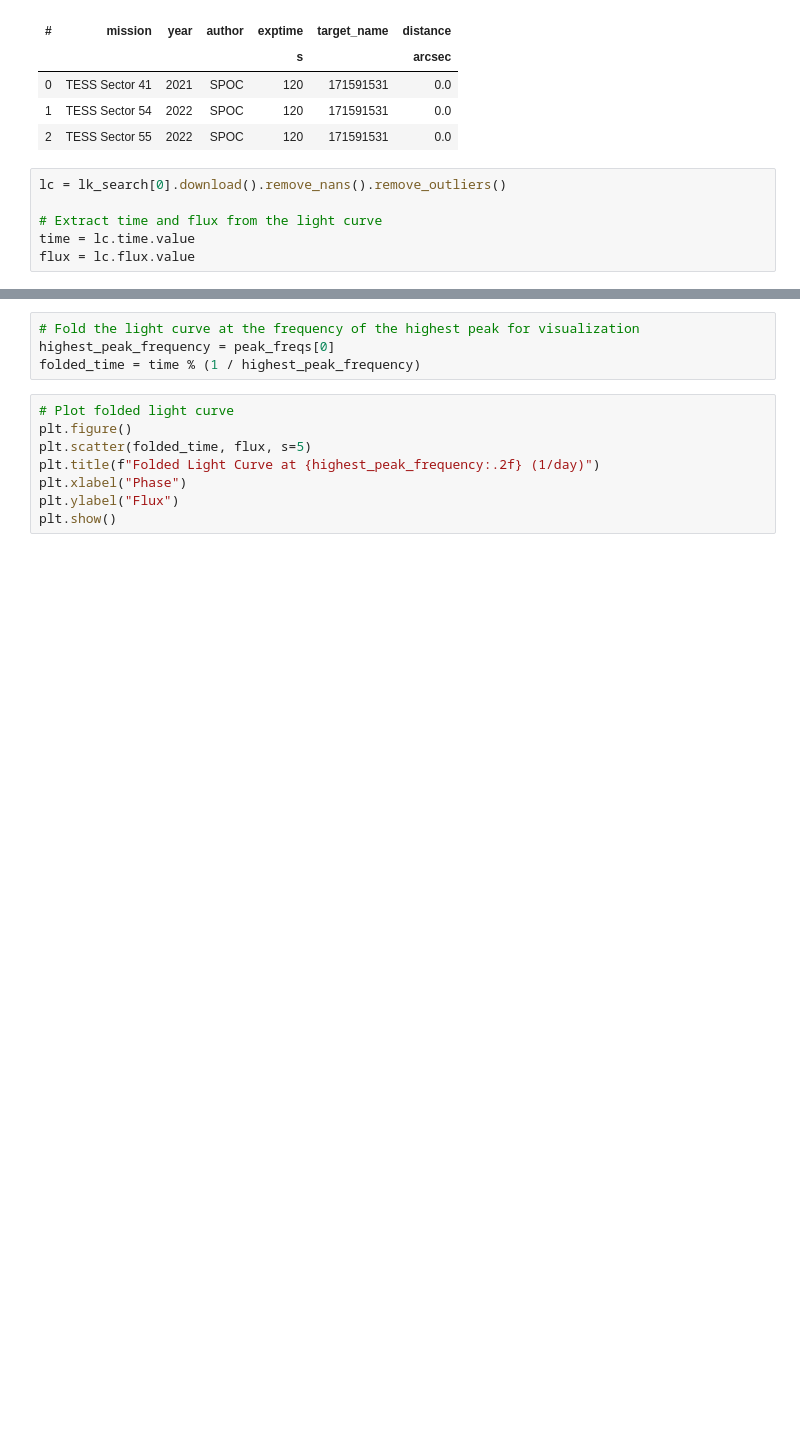
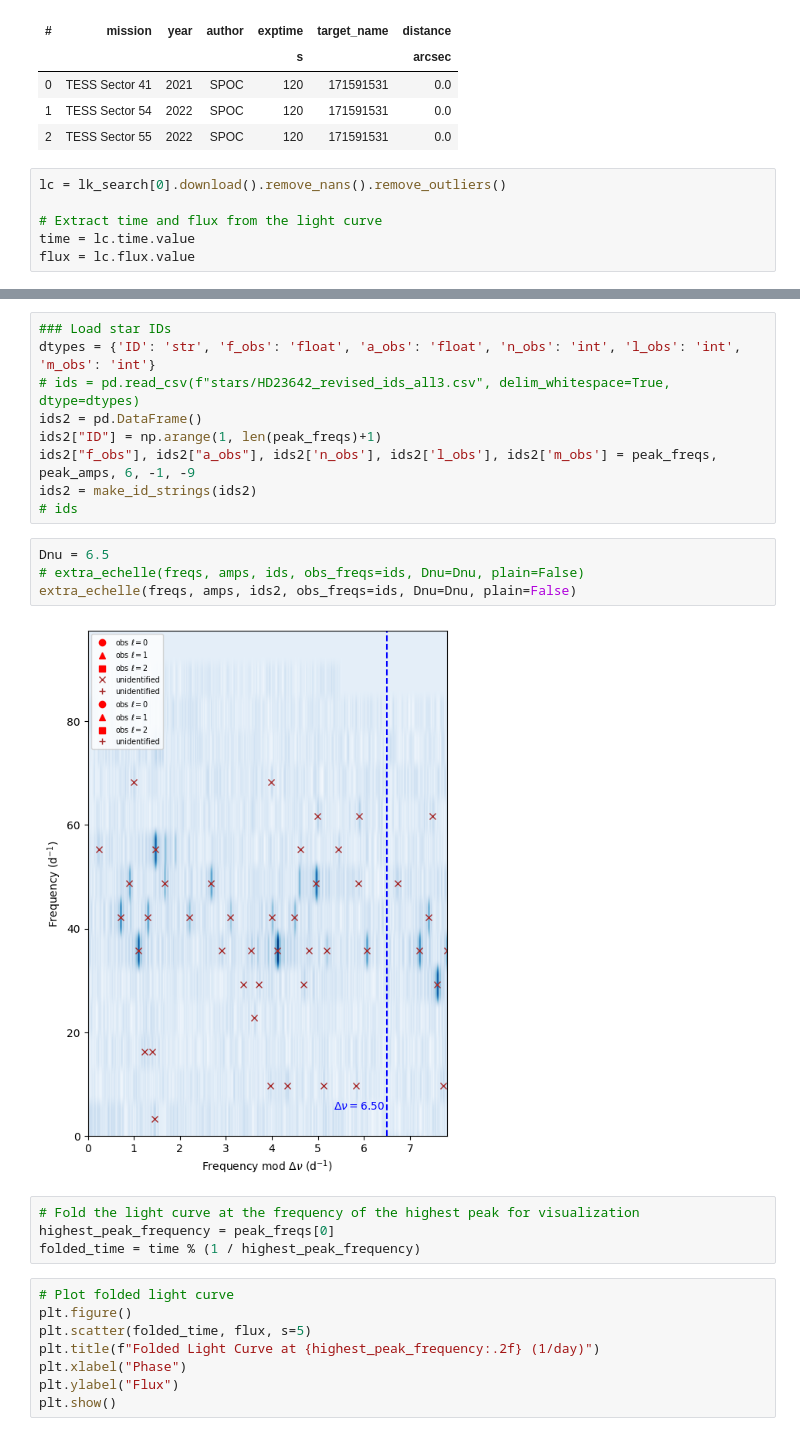
Before and after one commit to gautam-404/PreWhitener, a Jupyter notebook: peaks.ipynb, the cells around one changed output, grey strips where cells are left out. Drawn from its saved outputs; the diff is of its cells as text; blank space fills up the shorter version.

```diff
--- a/peaks.ipynb
+++ b/peaks.ipynb
@@ -220,3 +269,18 @@ len(peak_freqs), len(peak_freqs), len(peak_amps), len(peaks)
+# %%
+### Load star IDs
+dtypes = {'ID': 'str', 'f_obs': 'float', 'a_obs': 'float', 'n_obs': 'int', 'l_obs': 'int', 'm_obs': 'int'}
+# ids = pd.read_csv(f"stars/HD23642_revised_ids_all3.csv", delim_whitespace=True, dtype=dtypes)
+ids2 = pd.DataFrame()
+ids2["ID"] = np.arange(1, len(peak_freqs)+1)
+ids2["f_obs"], ids2["a_obs"], ids2['n_obs'], ids2['l_obs'], ids2['m_obs'] = peak_freqs, peak_amps, 6, -1, -9
+ids2 = make_id_strings(ids2)
+# ids
+# %%
+Dnu = 6.5
+# extra_echelle(freqs, amps, ids, obs_freqs=ids, Dnu=Dnu, plain=False)
+extra_echelle(freqs, amps, ids2, obs_freqs=ids, Dnu=Dnu, plain=False)
+# %% [output]
+[figure, added]
 # %%
 # Fold the light curve at the frequency of the highest peak for visualization
 highest_peak_frequency = peak_freqs[0]
```
Also changed, not shown: parts of 8 cells of this notebook.
